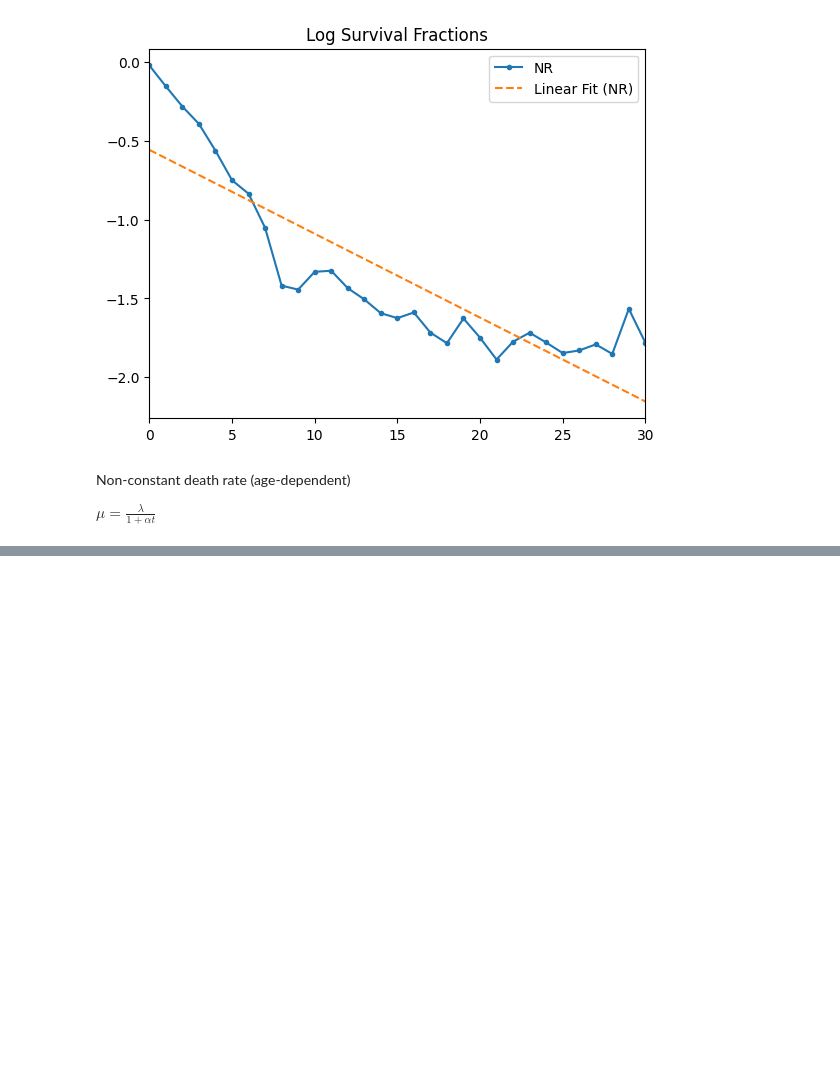
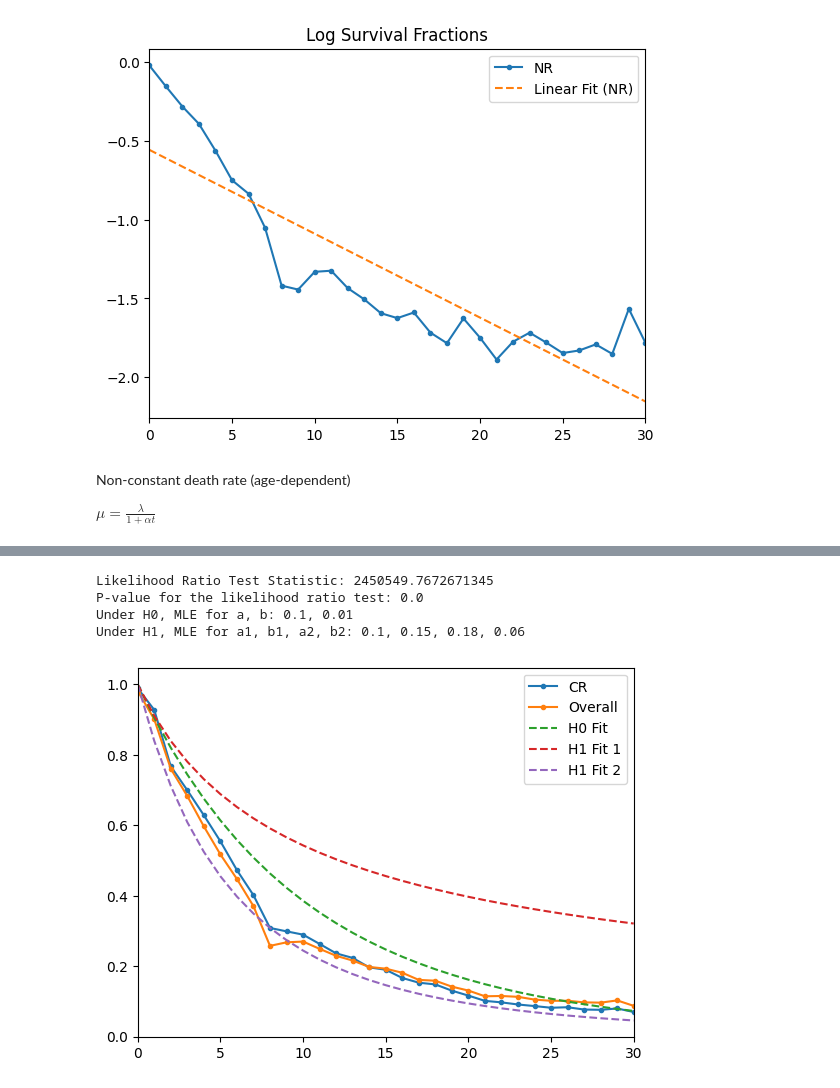
Before and after one commit to maxcyn/a-star, a Jupyter notebook: survival_fractions.ipynb, the cells around one changed output, grey strips where cells are left out. Saved outputs shown, nothing was run; the diff lists cells and outputs as text; code cells hidden in the pictures; blank space fills up the shorter version.

```diff
--- a/survival_fractions.ipynb
+++ b/survival_fractions.ipynb
@@ -907,22 +668,0 @@ def likelihood_ratio_test_ln(df_a, df_b, *, initial=[0.1,0.01,0.1,0.01]):
-# %%
-df_a = filter_dataframe('Region', 'WR', category2='Sector', filter2='G')
-df_b = filter_dataframe('Region', 'NR', category2='Sector', filter2='G')
-# Perform likelihood ratio test
-lrt_statistic, p_value, params = likelihood_ratio_test_ln(df_a, df_b)
-print(f'Likelihood Ratio Test Statistic: {lrt_statistic}')
-print(f'P-value for the likelihood ratio test: {p_value}')
-print(f'Under H0, MLE for a, b: {params[0]}, {params[1]}')  # Under H0
-print(f'Under H1, MLE for a1, b1, a2, b2: {params[2]}, {params[3]}, {params[4]}, {params[5]}')  # Under H1
-# Plot survival fractions against age
-plot_survival_fractions(df_a, label='WR')
-plot_survival_fractions(df_b, label='NR')
-ages = np.arange(0, 31, 1)
-plt.plot(ages, np.exp(-(params[0] * np.log(params[1] * ages + 1))*ages), linestyle='--', label='H0 Fit')
-plt.plot(ages, np.exp(-(params[2] * np.log(params[3] * ages + 1))*ages), linestyle='--', label='H1 Fit 1')
-plt.plot(ages, np.exp(-(params[4] * np.log(params[5] * ages + 1))*ages), linestyle='--', label='H1 Fit 2')
-plt.xlim(0, 30)
-plt.legend()
-plt.show()
-
-a1_ln = params[2]
-b1_ln = params[3]
@@ -934,0 +880,27 @@ Under H1, MLE for a1, b1, a2, b2: 0.18191100215149567, 0.05617165646960355, 0.18
+# %%
+df_a = filter_dataframe('Region', 'CR', category2='Sector', filter2='G')
+df_b = filter_dataframe('Sector', 'G')
+
+# Perform likelihood ratio test
+lrt_statistic, p_value, params = likelihood_ratio_test_power(df_a, df_b, initial=[0.1, 0.15, 0.18, 0.06])
+print(f'Likelihood Ratio Test Statistic: {lrt_statistic}')
+print(f'P-value for the likelihood ratio test: {p_value}')
+print(f'Under H0, MLE for a, b: {params[0]}, {params[1]}')  # Under H0
+print(f'Under H1, MLE for a1, b1, a2, b2: {params[2]}, {params[3]}, {params[4]}, {params[5]}')  # Under H1
+
+# Plot survival fractions against age
+plot_survival_fractions(df_a, label='CR')
+plot_survival_fractions(df_b, label='Overall')
+ages = np.arange(0, 31, 1)
+plt.plot(ages, (1+params[1]*ages)**(-params[0]/params[1]), linestyle='--', label='H0 Fit')
+plt.plot(ages, (1+params[3]*ages)**(-params[2]/params[3]), linestyle='--', label='H1 Fit 1')
+plt.plot(ages, (1+params[5]*ages)**(-params[4]/params[5]), linestyle='--', label='H1 Fit 2')
+plt.xlim(0, 30)
+plt.legend()
+plt.show()
+# %% [output]
+Likelihood Ratio Test Statistic: 2450549.7672671345
+P-value for the likelihood ratio test: 0.0
+Under H0, MLE for a, b: 0.1, 0.01
+Under H1, MLE for a1, b1, a2, b2: 0.1, 0.15, 0.18, 0.06
+[figure, added]
```
Also changed, not shown: parts of 14 cells of this notebook.
